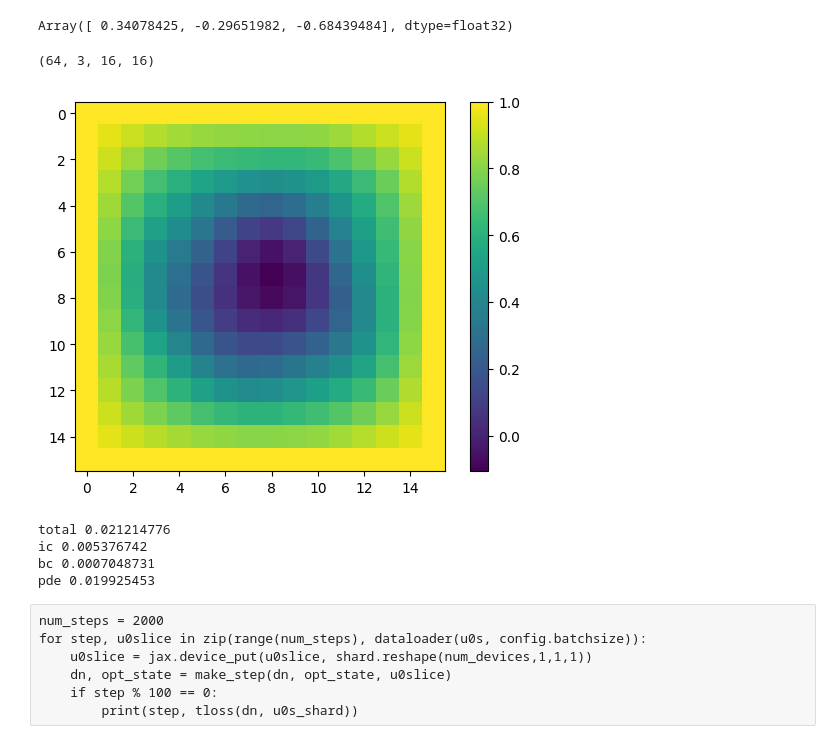
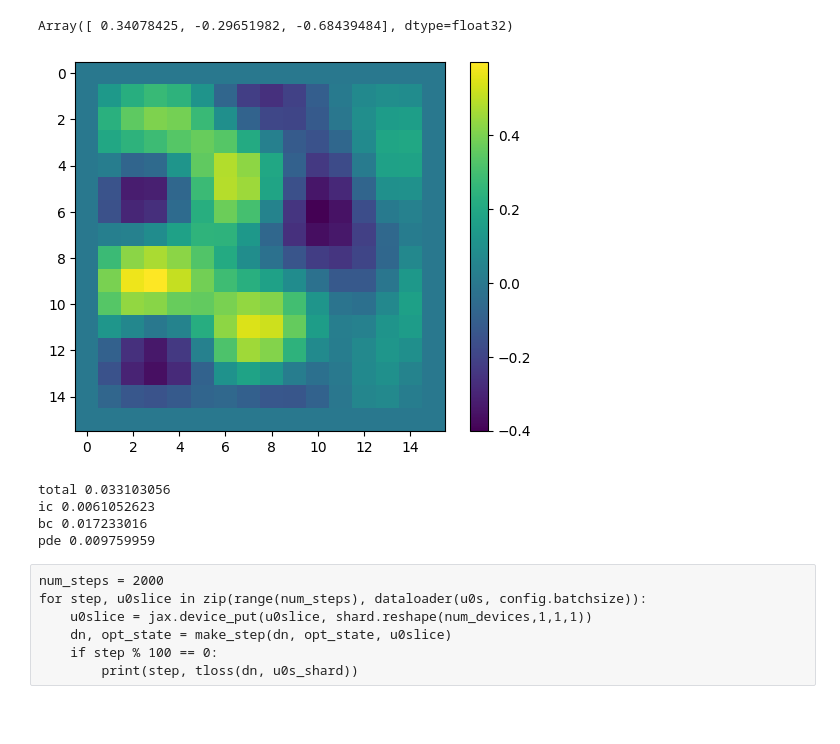
Before and after one commit to chillenb/landaunet, a Jupyter notebook: scimlproj.ipynb, the cells around one changed output. Cells and saved outputs as stored; diff of their text form; code cells hidden in the pictures; blank space fills up the shorter version.

```diff
--- a/scimlproj.ipynb
+++ b/scimlproj.ipynb
@@ -61,7 +61,7 @@ r = space.random(2)
 config = edict()
 config.nmesh_size1d = 16
 config.ntime = 200
-config.maxtime = 20
+config.maxtime = 100
 config.btwidth = 1024
 config.branchnet_layersizes = [3*config.nmesh_size1d**2, config.btwidth*3, config.btwidth*3]
 config.trunknet_layersizes = [3, 1024, 1024, config.btwidth]
@@ -262,23 +262,20 @@ def print_losses(model, u0s, spacetimepts):
     print("pde", pdelosses(model, u0s, spacetimepts))
 # %%
 space = UnitNormVec3RF(N=2)
-r2 = space.random(64)
+r2 = space.random(32)
 # %%
 u0s = space.eval_batch(r2, pts)
 u0s = jnp.reshape(u0s, (u0s.shape[0], 3, n, n))
-u0s.shape
-# %% [output]
-(64, 3, 16, 16)
 # %%
-example_u0 = u0s[2]
+example_u0 = u0s[0]
 n = config.nmesh_size1d
 example_u0 = jnp.reshape(example_u0, (3,n,n))
 #example_u0 = jnp.moveaxis(example_u0, 2, 0)
-plt.imshow(example_u0[2])
+plt.imshow(example_u0[1])
 plt.colorbar()
 plt.show()
 # %% [output]
-[figure, old version]
+[figure, new version]
 # %%
 def dataloader(array, batch_size):
     dataset_size = array.shape[0]
@@ -295,10 +292,10 @@ def dataloader(array, batch_size):
 # %%
 print_losses(dn, u0s, spacetimepts)
 # %% [output]
-total 0.021214776
-ic 0.005376742
-bc 0.0007048731
-pde 0.019925453
+total 0.033103056
+ic 0.0061052623
+bc 0.017233016
+pde 0.009759959
 # %%
 o = optax.adam(1e-6)
 opt_state = o.init(dn)
```
Also changed, not shown: parts of 13 cells of this notebook, 5 other files.
